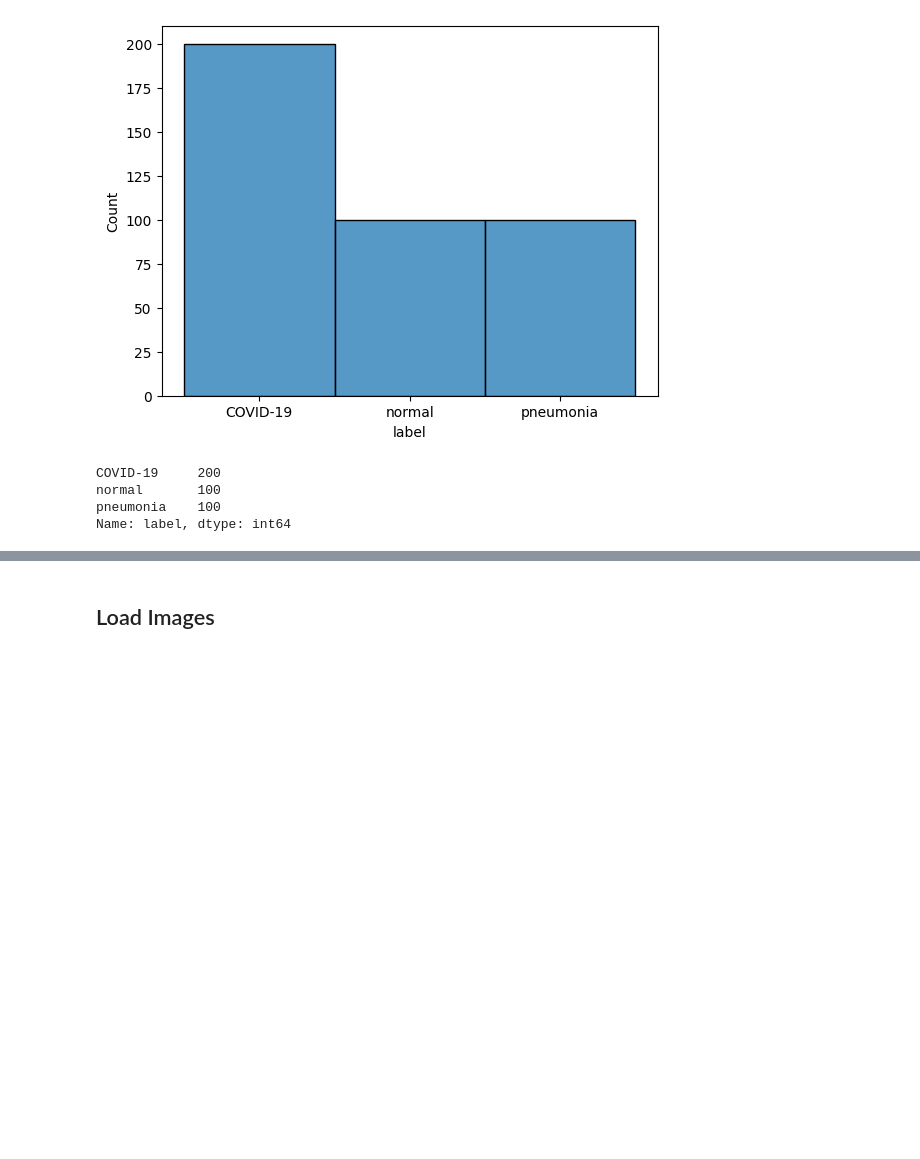
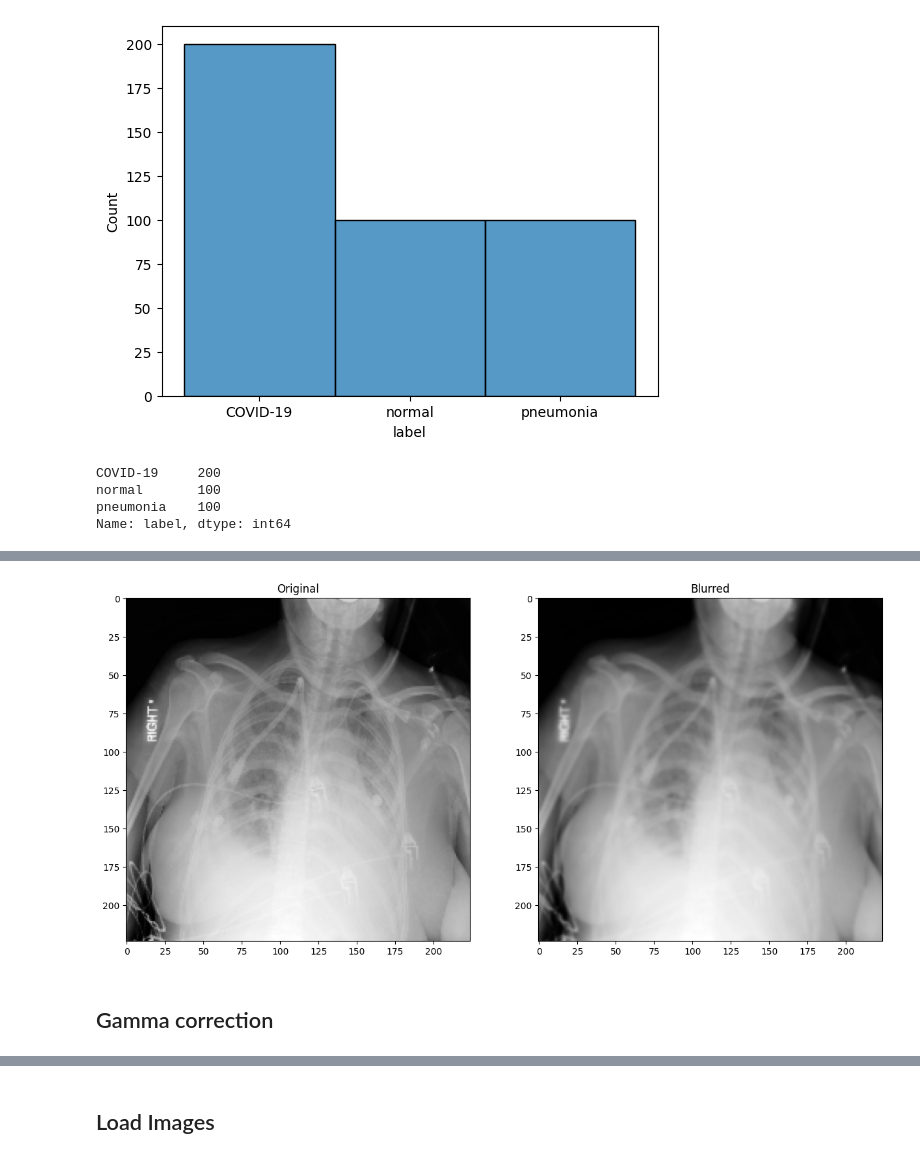
Before and after one commit to giocoal/CXR-ACGAN-chest-xray-generator-covid19-pneumonia, a Jupyter notebook: 2. Image Classification.ipynb, the cells around one changed output, grey strips where cells are left out. Cells and saved outputs as stored; diff of their text form; code cells hidden in the pictures; blank space fills up the shorter version.

```diff
--- a/2. Image Classification.ipynb
+++ b/2. Image Classification.ipynb
@@ -91,0 +132,10 @@ Name: label, dtype: int64
+# %%
+im_blur =cv2.GaussianBlur(im, None, sigmaX=0.8, sigmaY=0.8)
+# %%
+plt.subplot(1,2,1); plt.imshow(im, cmap="gray"); plt.title('Original')
+plt.subplot(1,2,2); plt.imshow(im_blur, cmap="gray"); plt.title('Blurred')
+plt.show()
+# %% [output]
+[figure, added]
+# %% [markdown]
+## Gamma correction
```
Also changed, not shown: parts of 29 cells of this notebook, 5 other files.
